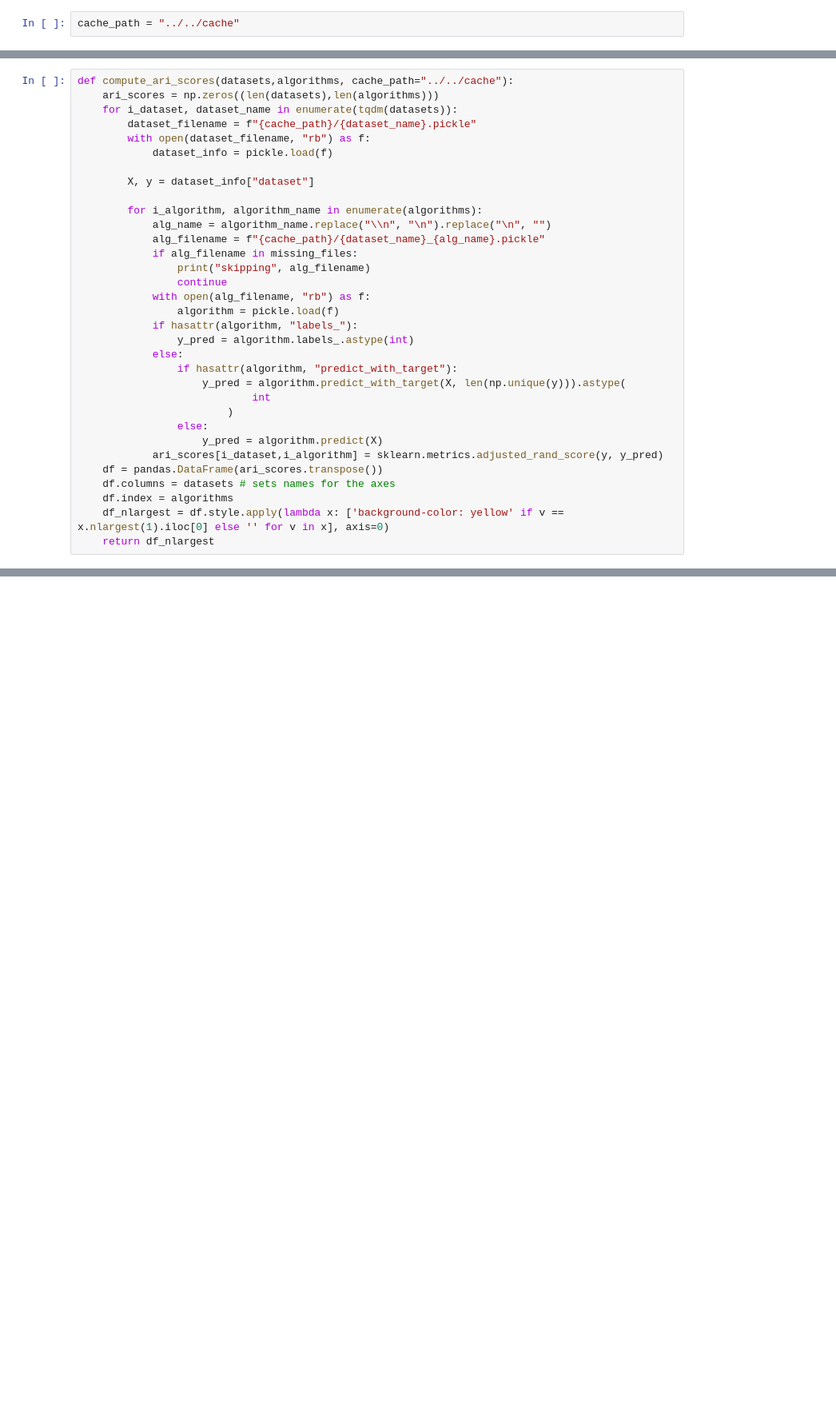
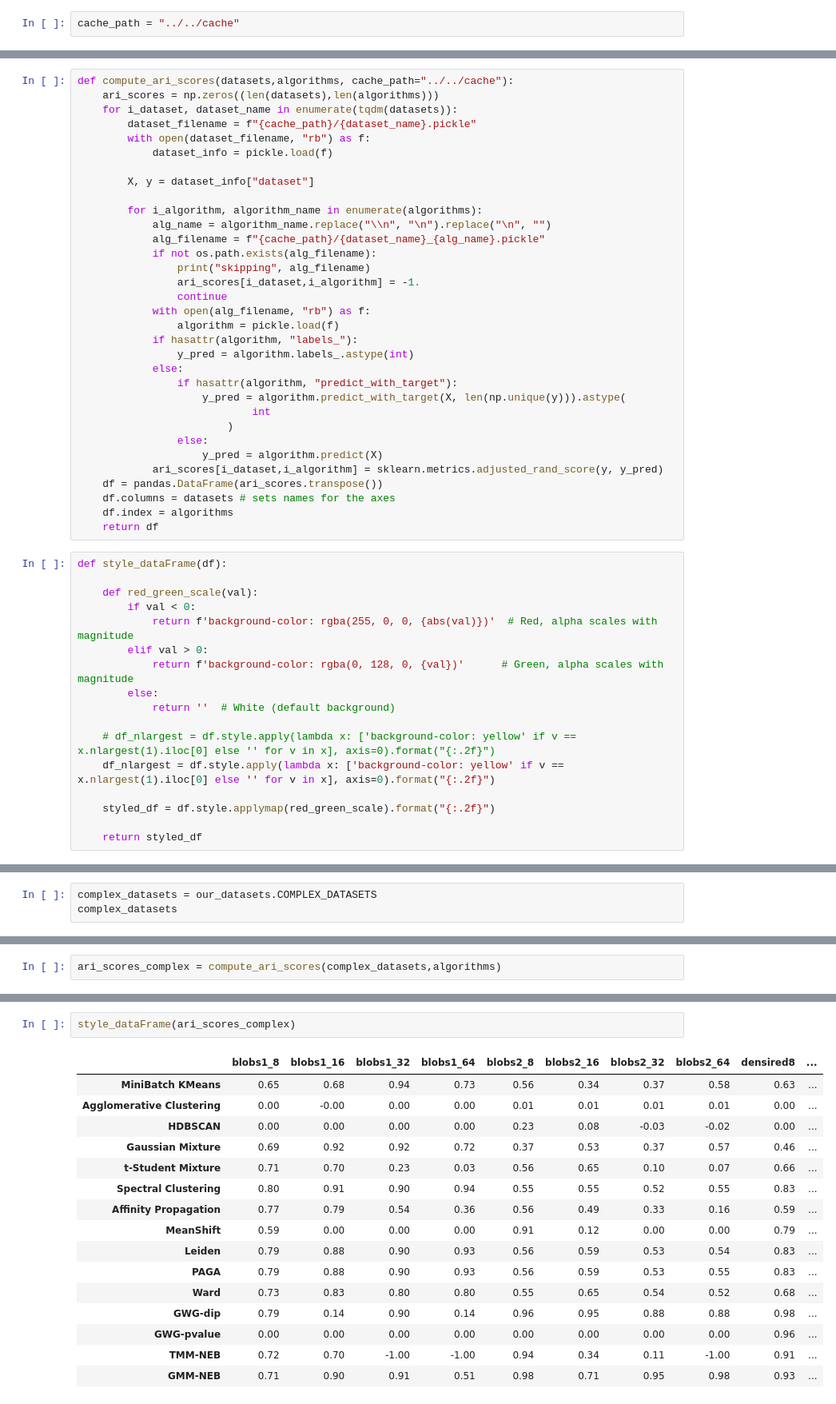
Before and after one commit to ecker-lab/tneb_clustering, a Jupyter notebook: notebooks/metrics/11_ari_scores.ipynb, the cells around one changed output, grey strips where cells are left out. Shown at 80% size. Cells and saved outputs as stored; diff of their text form; blank space fills up the shorter version.

```diff
--- a/notebooks/metrics/11_ari_scores.ipynb
+++ b/notebooks/metrics/11_ari_scores.ipynb
@@ -88,8 +86,9 @@ def compute_ari_scores(datasets,algorithms, cache_path="../../cache"):
         for i_algorithm, algorithm_name in enumerate(algorithms):
             alg_name = algorithm_name.replace("\\n", "\n").replace("\n", "")
             alg_filename = f"{cache_path}/{dataset_name}_{alg_name}.pickle"
-            if alg_filename in missing_files:
+            if not os.path.exists(alg_filename):
                 print("skipping", alg_filename)
+                ari_scores[i_dataset,i_algorithm] = -1.
                 continue
             with open(alg_filename, "rb") as f:
                 algorithm = pickle.load(f)
@@ -106,5 +105,21 @@ def compute_ari_scores(datasets,algorithms, cache_path="../../cache"):
     df = pandas.DataFrame(ari_scores.transpose())
     df.columns = datasets # sets names for the axes
     df.index = algorithms
-    df_nlargest = df.style.apply(lambda x: ['background-color: yellow' if v == x.nlargest(1).iloc[0] else '' for v in x], axis=0)
-    return df_nlargest
+    return df
+# %%
+def style_dataFrame(df):
+
+    def red_green_scale(val):
+        if val < 0:
+            return f'background-color: rgba(255, 0, 0, {abs(val)})'  # Red, alpha scales with magnitude
+        elif val > 0:
+            return f'background-color: rgba(0, 128, 0, {val})'      # Green, alpha scales with magnitude
+        else:
+            return ''  # White (default background)
+
+    # df_nlargest = df.style.apply(lambda x: ['background-color: yellow' if v == x.nlargest(1).iloc[0] else '' for v in x], axis=0).format("{:.2f}")
+    df_nlargest = df.style.apply(lambda x: ['background-color: yellow' if v == x.nlargest(1).iloc[0] else '' for v in x], axis=0).format("{:.2f}")
+
+    styled_df = df.style.applymap(red_green_scale).format("{:.2f}")
+
+    return styled_df
@@ -110,0 +153,3 @@ def compute_ari_scores(datasets,algorithms, cache_path="../../cache"):
+# %%
+complex_datasets = our_datasets.COMPLEX_DATASETS
+complex_datasets
@@ -110,0 +180,2 @@ def compute_ari_scores(datasets,algorithms, cache_path="../../cache"):
+# %%
+ari_scores_complex = compute_ari_scores(complex_datasets,algorithms)
@@ -110,0 +195,19 @@ def compute_ari_scores(datasets,algorithms, cache_path="../../cache"):
+# %%
+style_dataFrame(ari_scores_complex)
+# %% [output]
+|  | blobs1_8 | blobs1_16 | blobs1_32 | blobs1_64 | blobs2_8 | blobs2_16 | blobs2_32 | blobs2_64 | densired8 | ... |
+| MiniBatch KMeans | 0.65 | 0.68 | 0.94 | 0.73 | 0.56 | 0.34 | 0.37 | 0.58 | 0.63 | ... |
+| Agglomerative Clustering | 0.00 | -0.00 | 0.00 | 0.00 | 0.01 | 0.01 | 0.01 | 0.01 | 0.00 | ... |
+| HDBSCAN | 0.00 | 0.00 | 0.00 | 0.00 | 0.23 | 0.08 | -0.03 | -0.02 | 0.00 | ... |
+| Gaussian Mixture | 0.69 | 0.92 | 0.92 | 0.72 | 0.37 | 0.53 | 0.37 | 0.57 | 0.46 | ... |
+| t-Student Mixture | 0.71 | 0.70 | 0.23 | 0.03 | 0.56 | 0.65 | 0.10 | 0.07 | 0.66 | ... |
+| Spectral Clustering | 0.80 | 0.91 | 0.90 | 0.94 | 0.55 | 0.55 | 0.52 | 0.55 | 0.83 | ... |
+| Affinity Propagation | 0.77 | 0.79 | 0.54 | 0.36 | 0.56 | 0.49 | 0.33 | 0.16 | 0.59 | ... |
+| MeanShift | 0.59 | 0.00 | 0.00 | 0.00 | 0.91 | 0.12 | 0.00 | 0.00 | 0.79 | ... |
+| Leiden | 0.79 | 0.88 | 0.90 | 0.93 | 0.56 | 0.59 | 0.53 | 0.54 | 0.83 | ... |
+| PAGA | 0.79 | 0.88 | 0.90 | 0.93 | 0.56 | 0.59 | 0.53 | 0.55 | 0.83 | ... |
+| Ward | 0.73 | 0.83 | 0.80 | 0.80 | 0.55 | 0.65 | 0.54 | 0.52 | 0.68 | ... |
+| GWG-dip | 0.79 | 0.14 | 0.90 | 0.14 | 0.96 | 0.95 | 0.88 | 0.88 | 0.98 | ... |
+| GWG-pvalue | 0.00 | 0.00 | 0.00 | 0.00 | 0.00 | 0.00 | 0.00 | 0.00 | 0.96 | ... |
+| TMM-NEB | 0.72 | 0.70 | -1.00 | -1.00 | 0.94 | 0.34 | 0.11 | -1.00 | 0.91 | ... |
+| GMM-NEB | 0.71 | 0.90 | 0.91 | 0.51 | 0.98 | 0.71 | 0.95 | 0.98 | 0.93 | ... |
```
Also changed, not shown: parts of 10 cells of this notebook, 11 other files.
